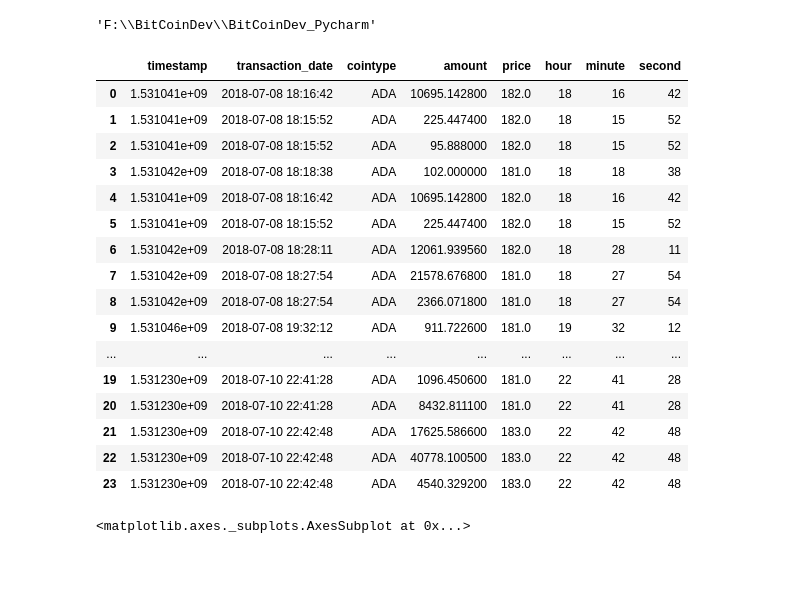
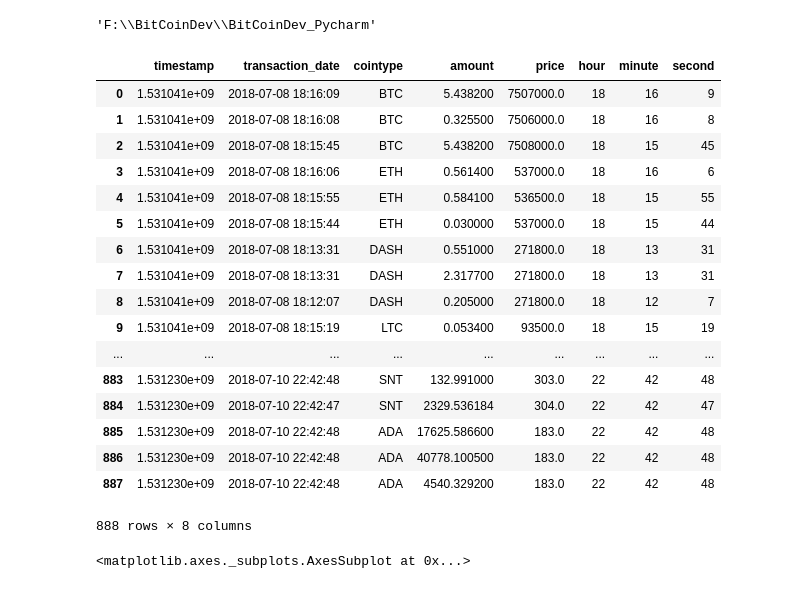
Before and after one commit to OnMyTeam/Auto-Trading, a Jupyter notebook: BitCoinDev_Jupyter/Visualization.ipynb, the cells around one changed output. Saved outputs shown, nothing was run; the diff lists cells and outputs as text; code cells hidden in the pictures.

```diff
--- a/BitCoinDev_Jupyter/Visualization.ipynb
+++ b/BitCoinDev_Jupyter/Visualization.ipynb
@@ -10,39 +10,40 @@ os.path.abspath(os.curdir)
 # %%
 from autotrading.db.mongodb import mongodb_handler
 mongodb = mongodb_handler.MongoDBHandler("local","coiner","price_info")
 
 query = {
-    "cointype": "ADA",
+#     "cointype": "ADA",
     "Currency_Trade":"Bithumb",
     "year" : 2018,
     "month" : 7
 }
 result = mongodb.find_items(query)
 
 result = list(result)
 df = pd.DataFrame(result, columns=["timestamp","transaction_date","cointype","amount","price","hour","minute","second"])
 df['amount']=df['amount'].astype(float)
 df['price']=df['price'].astype(float)
 df
 # df.sort_values(by='transaction_date',ascending=True)
 # %% [output]
 |  | timestamp | transaction_date | cointype | amount | price | hour | minute | second |
-| 0 | 1.531041e+09 | 2018-07-08 18:16:42 | ADA | 10695.142800 | 182.0 | 18 | 16 | 42 |
-| 1 | 1.531041e+09 | 2018-07-08 18:15:52 | ADA | 225.447400 | 182.0 | 18 | 15 | 52 |
-| 2 | 1.531041e+09 | 2018-07-08 18:15:52 | ADA | 95.888000 | 182.0 | 18 | 15 | 52 |
-| 3 | 1.531042e+09 | 2018-07-08 18:18:38 | ADA | 102.000000 | 181.0 | 18 | 18 | 38 |
-| 4 | 1.531041e+09 | 2018-07-08 18:16:42 | ADA | 10695.142800 | 182.0 | 18 | 16 | 42 |
-| 5 | 1.531041e+09 | 2018-07-08 18:15:52 | ADA | 225.447400 | 182.0 | 18 | 15 | 52 |
-| 6 | 1.531042e+09 | 2018-07-08 18:28:11 | ADA | 12061.939560 | 182.0 | 18 | 28 | 11 |
-| 7 | 1.531042e+09 | 2018-07-08 18:27:54 | ADA | 21578.676800 | 181.0 | 18 | 27 | 54 |
-| 8 | 1.531042e+09 | 2018-07-08 18:27:54 | ADA | 2366.071800 | 181.0 | 18 | 27 | 54 |
-| 9 | 1.531046e+09 | 2018-07-08 19:32:12 | ADA | 911.722600 | 181.0 | 19 | 32 | 12 |
+| 0 | 1.531041e+09 | 2018-07-08 18:16:09 | BTC | 5.438200 | 7507000.0 | 18 | 16 | 9 |
+| 1 | 1.531041e+09 | 2018-07-08 18:16:08 | BTC | 0.325500 | 7506000.0 | 18 | 16 | 8 |
+| 2 | 1.531041e+09 | 2018-07-08 18:15:45 | BTC | 5.438200 | 7508000.0 | 18 | 15 | 45 |
+| 3 | 1.531041e+09 | 2018-07-08 18:16:06 | ETH | 0.561400 | 537000.0 | 18 | 16 | 6 |
+| 4 | 1.531041e+09 | 2018-07-08 18:15:55 | ETH | 0.584100 | 536500.0 | 18 | 15 | 55 |
+| 5 | 1.531041e+09 | 2018-07-08 18:15:44 | ETH | 0.030000 | 537000.0 | 18 | 15 | 44 |
+| 6 | 1.531041e+09 | 2018-07-08 18:13:31 | DASH | 0.551000 | 271800.0 | 18 | 13 | 31 |
+| 7 | 1.531041e+09 | 2018-07-08 18:13:31 | DASH | 2.317700 | 271800.0 | 18 | 13 | 31 |
+| 8 | 1.531041e+09 | 2018-07-08 18:12:07 | DASH | 0.205000 | 271800.0 | 18 | 12 | 7 |
+| 9 | 1.531041e+09 | 2018-07-08 18:15:19 | LTC | 0.053400 | 93500.0 | 18 | 15 | 19 |
 | ... | ... | ... | ... | ... | ... | ... | ... | ... |
-| 19 | 1.531230e+09 | 2018-07-10 22:41:28 | ADA | 1096.450600 | 181.0 | 22 | 41 | 28 |
-| 20 | 1.531230e+09 | 2018-07-10 22:41:28 | ADA | 8432.811100 | 181.0 | 22 | 41 | 28 |
-| 21 | 1.531230e+09 | 2018-07-10 22:42:48 | ADA | 17625.586600 | 183.0 | 22 | 42 | 48 |
-| 22 | 1.531230e+09 | 2018-07-10 22:42:48 | ADA | 40778.100500 | 183.0 | 22 | 42 | 48 |
-| 23 | 1.531230e+09 | 2018-07-10 22:42:48 | ADA | 4540.329200 | 183.0 | 22 | 42 | 48 |
+| 883 | 1.531230e+09 | 2018-07-10 22:42:48 | SNT | 132.991000 | 303.0 | 22 | 42 | 48 |
+| 884 | 1.531230e+09 | 2018-07-10 22:42:47 | SNT | 2329.536184 | 304.0 | 22 | 42 | 47 |
+| 885 | 1.531230e+09 | 2018-07-10 22:42:48 | ADA | 17625.586600 | 183.0 | 22 | 42 | 48 |
+| 886 | 1.531230e+09 | 2018-07-10 22:42:48 | ADA | 40778.100500 | 183.0 | 22 | 42 | 48 |
+| 887 | 1.531230e+09 | 2018-07-10 22:42:48 | ADA | 4540.329200 | 183.0 | 22 | 42 | 48 |
+888 rows × 8 columns
 # %%
 plt.figure()
 df[df.cointype=='ADA'].plot(x='transaction_date',y='price')
```
Also changed, not shown: parts of 5 cells of this notebook.
